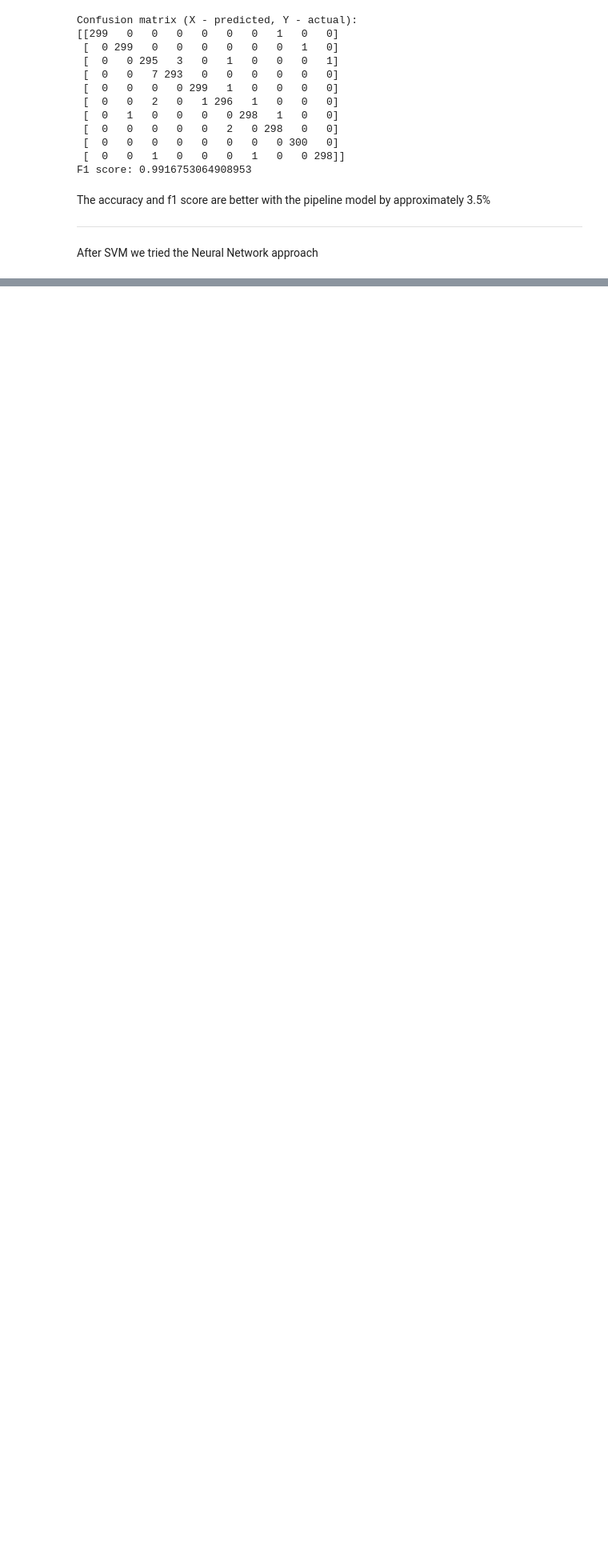
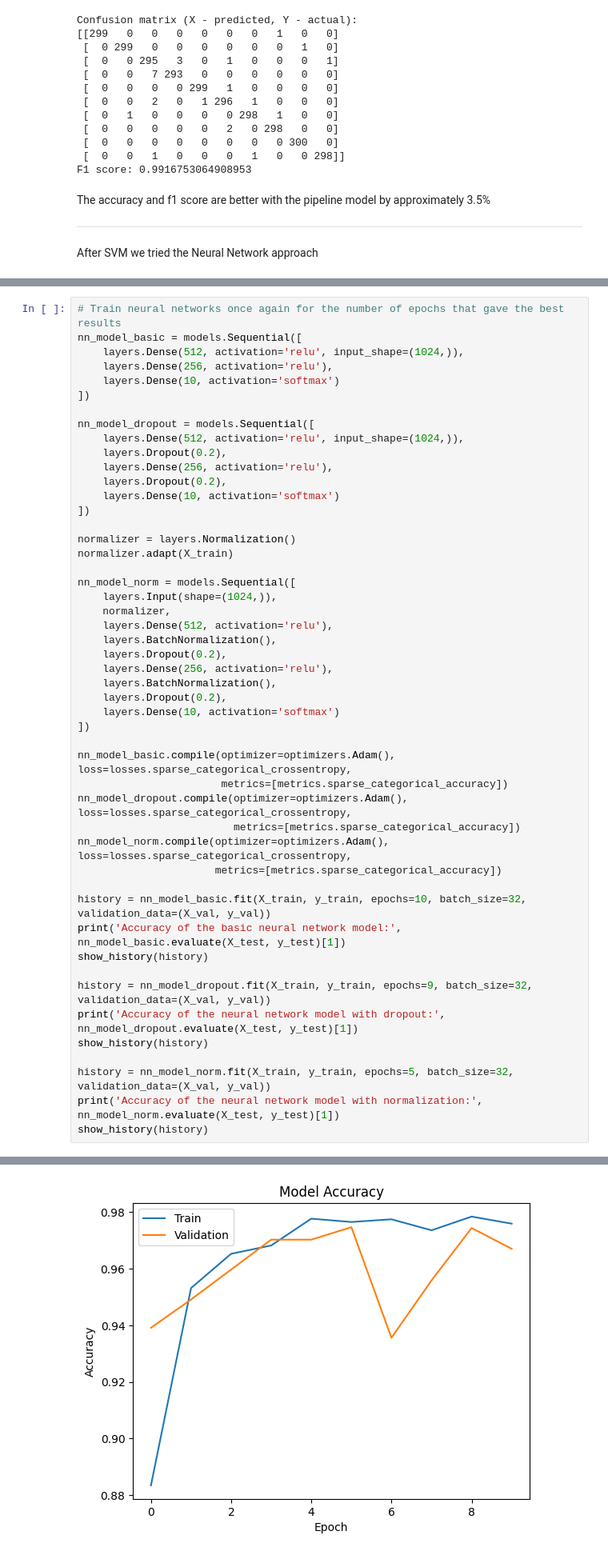
Before and after one commit to Dzalapino/indian-digits-classification, a Jupyter notebook: ML_NeuralNet_SVM.ipynb, the cells around one changed output, grey strips where cells are left out. Shown at 80% size. Saved outputs shown, nothing was run; the diff lists cells and outputs as text; blank space fills up the shorter version.

```diff
--- a/ML_NeuralNet_SVM.ipynb
+++ b/ML_NeuralNet_SVM.ipynb
@@ -404,0 +429,50 @@ The accuracy of the model with normalization and batch normalization layers is a
+# %%
+# Train neural networks once again for the number of epochs that gave the best results
+nn_model_basic = models.Sequential([
+    layers.Dense(512, activation='relu', input_shape=(1024,)),
+    layers.Dense(256, activation='relu'),
+    layers.Dense(10, activation='softmax')
+])
+
+nn_model_dropout = models.Sequential([
+    layers.Dense(512, activation='relu', input_shape=(1024,)),
+    layers.Dropout(0.2),
+    layers.Dense(256, activation='relu'),
+    layers.Dropout(0.2),
+    layers.Dense(10, activation='softmax')
+])
+
+normalizer = layers.Normalization()
+normalizer.adapt(X_train)
+
+nn_model_norm = models.Sequential([
+    layers.Input(shape=(1024,)),
+    normalizer,
+    layers.Dense(512, activation='relu'),
+    layers.BatchNormalization(),
+    layers.Dropout(0.2),
+    layers.Dense(256, activation='relu'),
+    layers.BatchNormalization(),
+    layers.Dropout(0.2),
+    layers.Dense(10, activation='softmax')
+])
+
+nn_model_basic.compile(optimizer=optimizers.Adam(), loss=losses.sparse_categorical_crossentropy,
+                       metrics=[metrics.sparse_categorical_accuracy])
+nn_model_dropout.compile(optimizer=optimizers.Adam(), loss=losses.sparse_categorical_crossentropy,
+                         metrics=[metrics.sparse_categorical_accuracy])
+nn_model_norm.compile(optimizer=optimizers.Adam(), loss=losses.sparse_categorical_crossentropy,
+                      metrics=[metrics.sparse_categorical_accuracy])
+
+history = nn_model_basic.fit(X_train, y_train, epochs=10, batch_size=32, validation_data=(X_val, y_val))
+print('Accuracy of the basic neural network model:', nn_model_basic.evaluate(X_test, y_test)[1])
+show_history(history)
+
+history = nn_model_dropout.fit(X_train, y_train, epochs=9, batch_size=32, validation_data=(X_val, y_val))
+print('Accuracy of the neural network model with dropout:', nn_model_dropout.evaluate(X_test, y_test)[1])
+show_history(history)
+
+history = nn_model_norm.fit(X_train, y_train, epochs=5, batch_size=32, validation_data=(X_val, y_val))
+print('Accuracy of the neural network model with normalization:', nn_model_norm.evaluate(X_test, y_test)[1])
+show_history(history)
+# %% [output]
@@ -404,0 +496 @@ The accuracy of the model with normalization and batch normalization layers is a
+[figure, added]
```
Also changed, not shown: parts of 9 cells of this notebook, 1 other file.
